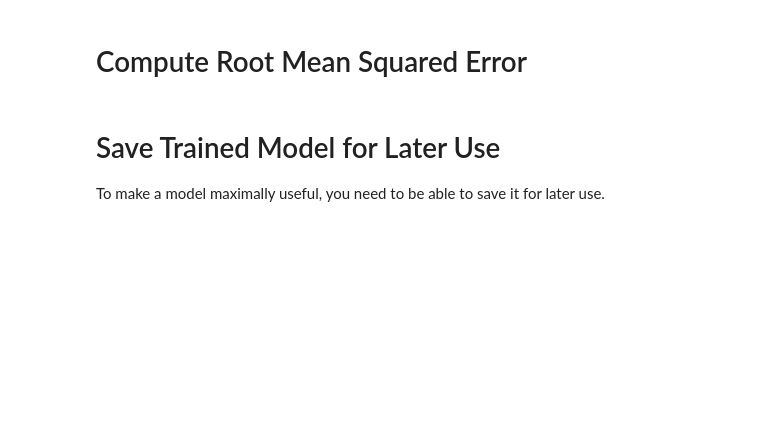
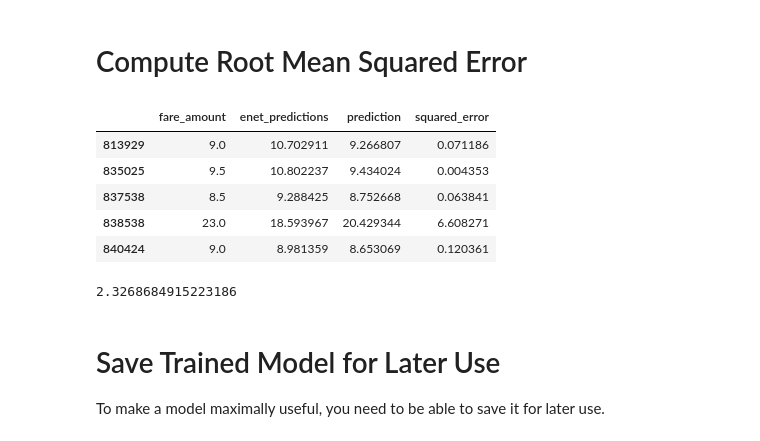
Before and after one commit to JohnZed/odsc-west-2020, a Jupyter notebook: NYCTaxi-Tutorial-Blank.ipynb, the cells around one changed output. Saved outputs shown, nothing was run; the diff lists cells and outputs as text; code cells hidden in the pictures; blank space fills up the shorter version.

```diff
--- a/NYCTaxi-Tutorial-Blank.ipynb
+++ b/NYCTaxi-Tutorial-Blank.ipynb
@@ -296,3 +509,20 @@ Now that we have a trained model, we need to test it with the ecords we held out
+# %%
+Y_test_gdf["squared_error"] = (Y_test_gdf['prediction'] - Y_test_gdf['fare_amount'])**2
+
+# inspect the results to make sure our calculation looks right
+Y_test_gdf.head()
+# %% [output]
+|  | fare_amount | enet_predictions | prediction | squared_error |
+| 813929 | 9.0 | 10.702911 | 9.266807 | 0.071186 |
+| 835025 | 9.5 | 10.802237 | 9.434024 | 0.004353 |
+| 837538 | 8.5 | 9.288425 | 8.752668 | 0.063841 |
+| 838538 | 23.0 | 18.593967 | 20.429344 | 6.608271 |
+| 840424 | 9.0 | 8.981359 | 8.653069 | 0.120361 |
+# %%
+# compute the actual RMSE over the full test set
+np.sqrt(Y_test_gdf.squared_error.mean())
+# %% [output]
+2.3268684915223186
 # %% [markdown]
 # Save Trained Model for Later Use
 
```
Also changed, not shown: parts of 64 cells of this notebook, 1 other file.
